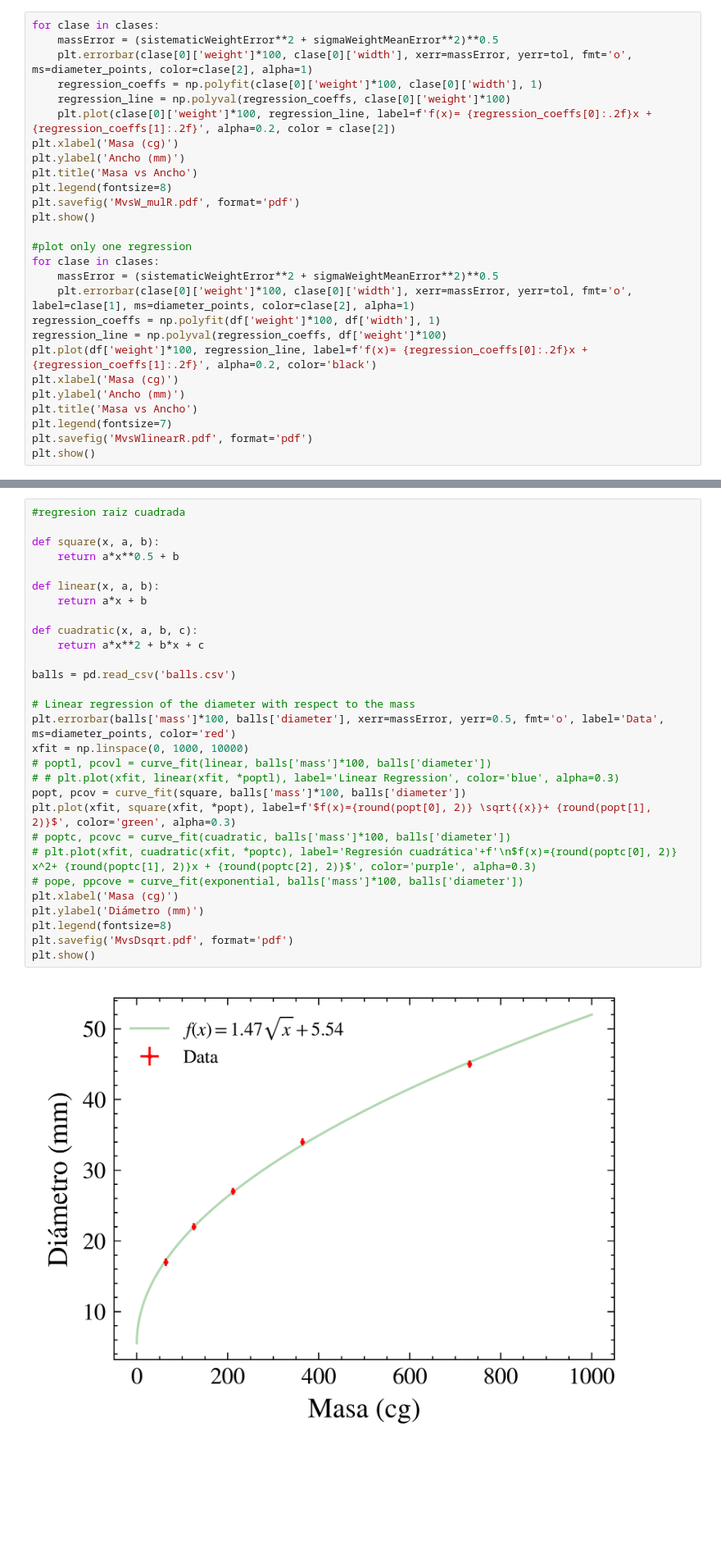
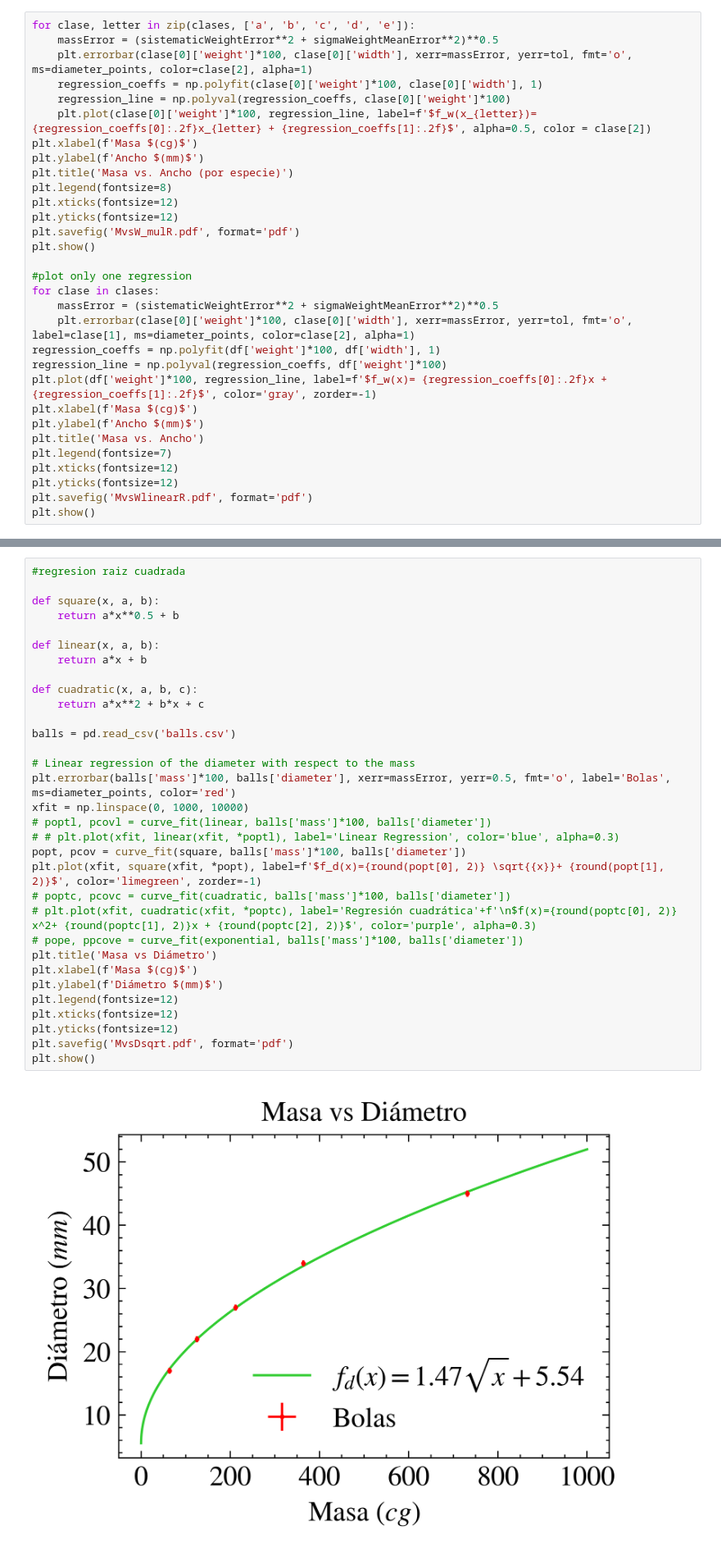
Before and after one commit to ignaschuemer7/Labo_I-Fisica_I, a Jupyter notebook: stats.ipynb, the cells around one changed output, grey strips where cells are left out. Shown at 82% size. Cells and saved outputs as stored; diff of their text form; blank space fills up the shorter version.

```diff
--- a/stats.ipynb
+++ b/stats.ipynb
@@ -127,14 +133,16 @@ plt.show()
 # %%
-for clase in clases:
+for clase, letter in zip(clases, ['a', 'b', 'c', 'd', 'e']):
     massError = (sistematicWeightError**2 + sigmaWeightMeanError**2)**0.5
     plt.errorbar(clase[0]['weight']*100, clase[0]['width'], xerr=massError, yerr=tol, fmt='o', ms=diameter_points, color=clase[2], alpha=1)
     regression_coeffs = np.polyfit(clase[0]['weight']*100, clase[0]['width'], 1)
     regression_line = np.polyval(regression_coeffs, clase[0]['weight']*100)
-    plt.plot(clase[0]['weight']*100, regression_line, label=f'f(x)= {regression_coeffs[0]:.2f}x + {regression_coeffs[1]:.2f}', alpha=0.2, color = clase[2])
-plt.xlabel('Masa (cg)')
-plt.ylabel('Ancho (mm)')
-plt.title('Masa vs Ancho')
+    plt.plot(clase[0]['weight']*100, regression_line, label=f'$f_w(x_{letter})= {regression_coeffs[0]:.2f}x_{letter} + {regression_coeffs[1]:.2f}$', alpha=0.5, color = clase[2])
+plt.xlabel(f'Masa $(cg)$')
+plt.ylabel(f'Ancho $(mm)$')
+plt.title('Masa vs. Ancho (por especie)')
 plt.legend(fontsize=8)
+plt.xticks(fontsize=12)
+plt.yticks(fontsize=12)
 plt.savefig('MvsW_mulR.pdf', format='pdf')
 plt.show()
 
@@ -144,11 +152,13 @@ for clase in clases:
     plt.errorbar(clase[0]['weight']*100, clase[0]['width'], xerr=massError, yerr=tol, fmt='o', label=clase[1], ms=diameter_points, color=clase[2], alpha=1)
 regression_coeffs = np.polyfit(df['weight']*100, df['width'], 1)
 regression_line = np.polyval(regression_coeffs, df['weight']*100)
-plt.plot(df['weight']*100, regression_line, label=f'f(x)= {regression_coeffs[0]:.2f}x + {regression_coeffs[1]:.2f}', alpha=0.2, color='black')
-plt.xlabel('Masa (cg)')
-plt.ylabel('Ancho (mm)')
-plt.title('Masa vs Ancho')
+plt.plot(df['weight']*100, regression_line, label=f'$f_w(x)= {regression_coeffs[0]:.2f}x + {regression_coeffs[1]:.2f}$', color='gray', zorder=-1)
+plt.xlabel(f'Masa $(cg)$')
+plt.ylabel(f'Ancho $(mm)$')
+plt.title('Masa vs. Ancho')
 plt.legend(fontsize=7)
+plt.xticks(fontsize=12)
+plt.yticks(fontsize=12)
 plt.savefig('MvsWlinearR.pdf', format='pdf')
 plt.show()
 # %% [output]
@@ -268,34 +286,37 @@ plt.show()
 # %%
 #regresion raiz cuadrada
 
 def square(x, a, b):
     return a*x**0.5 + b
 
 def linear(x, a, b):
     return a*x + b
 
 def cuadratic(x, a, b, c):
     return a*x**2 + b*x + c
 
 balls = pd.read_csv('balls.csv')
 
 # Linear regression of the diameter with respect to the mass
-plt.errorbar(balls['mass']*100, balls['diameter'], xerr=massError, yerr=0.5, fmt='o', label='Data', ms=diameter_points, color='red')
+plt.errorbar(balls['mass']*100, balls['diameter'], xerr=massError, yerr=0.5, fmt='o', label='Bolas', ms=diameter_points, color='red')
 xfit = np.linspace(0, 1000, 10000)
 # poptl, pcovl = curve_fit(linear, balls['mass']*100, balls['diameter'])
 # # plt.plot(xfit, linear(xfit, *poptl), label='Linear Regression', color='blue', alpha=0.3)
 popt, pcov = curve_fit(square, balls['mass']*100, balls['diameter'])
-plt.plot(xfit, square(xfit, *popt), label=f'$f(x)={round(popt[0], 2)} \sqrt{{x}}+ {round(popt[1], 2)}$', color='green', alpha=0.3)
+plt.plot(xfit, square(xfit, *popt), label=f'$f_d(x)={round(popt[0], 2)} \sqrt{{x}}+ {round(popt[1], 2)}$', color='limegreen', zorder=-1)
 # poptc, pcovc = curve_fit(cuadratic, balls['mass']*100, balls['diameter'])
 # plt.plot(xfit, cuadratic(xfit, *poptc), label='Regresión cuadrática'+f'\n$f(x)={round(poptc[0], 2)} x^2+ {round(poptc[1], 2)}x + {round(poptc[2], 2)}$', color='purple', alpha=0.3)
 # pope, ppcove = curve_fit(exponential, balls['mass']*100, balls['diameter'])
-plt.xlabel('Masa (cg)')
-plt.ylabel('Diámetro (mm)')
-plt.legend(fontsize=8)
+plt.title('Masa vs Diámetro')
+plt.xlabel(f'Masa $(cg)$')
+plt.ylabel(f'Diámetro $(mm)$')
+plt.legend(fontsize=12)
+plt.xticks(fontsize=12)
+plt.yticks(fontsize=12)
 plt.savefig('MvsDsqrt.pdf', format='pdf')
 plt.show()
 # %% [output]
-[figure, old version]
+[figure, new version]
 # %%
 #hacemos lo mismo pero con el log de los datos
 logmass = np.log(balls['mass']*100)
```
Also changed, not shown: parts of 6 cells of this notebook, 17 other files.
